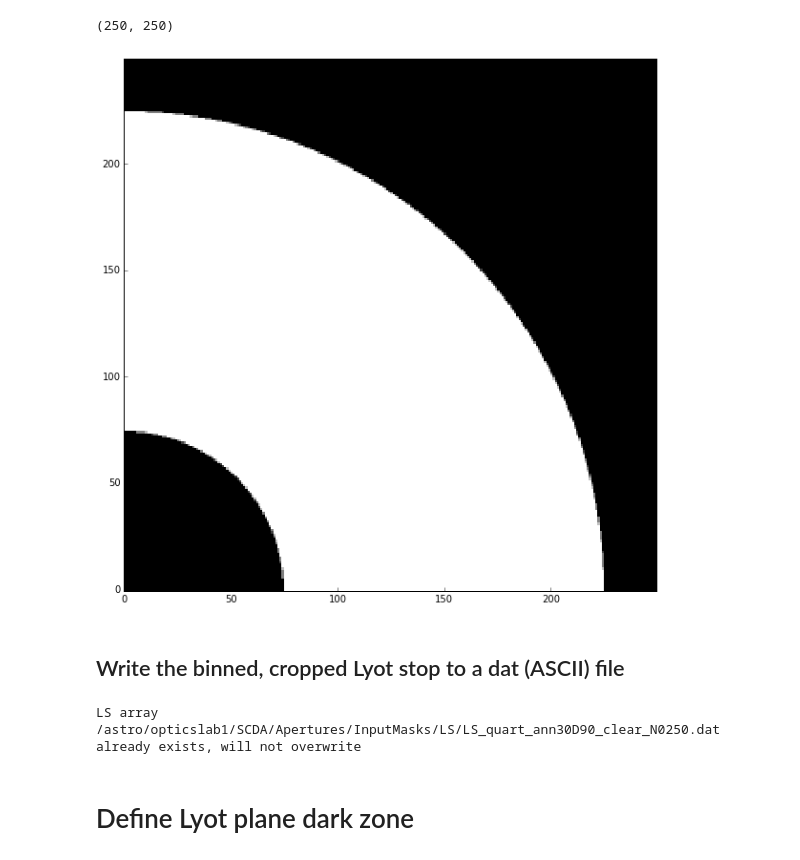
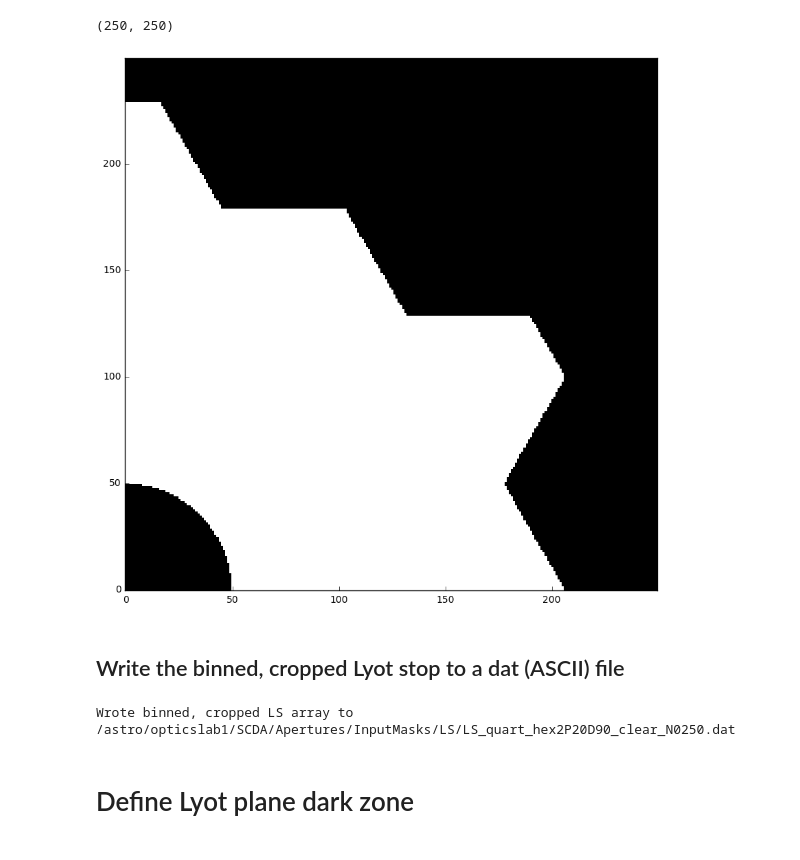
Before and after one commit to neilzim/SCDA, a Jupyter notebook: make_Lyotstop_obs0.ipynb, the cells around one changed output. Cells and saved outputs as stored; diff of their text form; code cells hidden in the pictures.

Commit message:
added option to define Lyot stop whose outer edge traces the aperture perimeter

```diff
--- a/make_Lyotstop_obs0.ipynb
+++ b/make_Lyotstop_obs0.ipynb
@@ -15,3 +17,7 @@ Populating the interactive namespace from numpy and matplotlib
+# %%
+prim_key_map = {'hex1':'hex1', 'hex2':'hex2', 'hex3':'hex3', 'hex4':'hex4',
+                 'key24':'keystone24', 'pie08':'piewedge8', 'pie12':'piewedge12'}
+telap_dir = os.path.normpath('/astro/opticslab1/SCDA/Apertures/JPL/offset_masks')
 # %% [markdown]
 ## Set basic parameters
 # %%
@@ -66,6 +60,38 @@ if shape is 'hex':
     Lyot_stop = hexagon_mask
     inside_ann = np.less_equal(Xs**2 + Ys**2, (inD*D/2)**2)
     Lyot_stop[inside_ann] = 0.
+elif shape in prim_key_map: # Lyot stop with outer edge tracing the aperture perimeter
+    # Numerically erase the segment gaps
+    prim_fname = os.path.join(telap_dir, "{0:s}_{1:04d}pix_offset_no_central_obsc.fits".format(
+                                          prim_key_map[shape], D))
+    prim = fits.getdata(prim_fname)
+    max_shift = 1e-6
+    shift_range = np.linspace(-max_shift,max_shift,3)
+    [Xshifts, Yshifts] = np.meshgrid(shift_range, shift_range)
+    allowed_shifts = np.less_equal(Xshifts**2 + Yshifts**2, max_shift**2)
+    XYshifts_allowed = zip(Xshifts[allowed_shifts], Yshifts[allowed_shifts])
+    nogap_prim = np.zeros(prim.shape)
+    for (xshift,yshift) in XYshifts_allowed:
+        shift = skimage.transform.SimilarityTransform(translation=(xshift,yshift))
+        prim_shifted = skimage.transform.warp(prim, shift, order=1)
+        nogap_prim = np.logical_or(nogap_prim, prim_shifted)
+    perim = np.ndarray.astype(nogap_prim, np.float)
+    # Define the undersized stop outer edge based on a shift-and-multiply padding loop
+    w = D*(1. - outD)/2
+    XYshifts_allowed = [(-w,0), (+w,0),
+                        (+w*np.sin(np.pi/6),+w*np.cos(np.pi/6)), (-w*np.sin(np.pi/6),+w*np.cos(np.pi/6)),
+                        (+w*np.sin(np.pi/6),-w*np.cos(np.pi/6)), (-w*np.sin(np.pi/6),-w*np.cos(np.pi/6))]
+    padded_perim = np.ones(perim.shape)
+    for (xshift,yshift) in XYshifts_allowed:
+        shift = skimage.transform.SimilarityTransform(translation=(xshift,yshift))
+        perim_shifted = skimage.transform.warp(perim, shift, order=1)
+        padded_perim *= perim_shifted
+    Lyot_stop = padded_perim.copy()
+    # define inner, circular edge
+    inside_ann = np.less_equal(Xs**2 + Ys**2, (inD*D/2)**2)
+    Lyot_stop[inside_ann] = 0.
+    plt.figure(figsize=(16,16))
+    plt.imshow(Lyot_stop - perim)
 else:
     inside_ann = np.less_equal(Xs**2 + Ys**2, (inD*D/2)**2)
     outside_ann = np.greater_equal(Xs**2 + Ys**2, (outD*D/2)**2)
@@ -110,23 +136,31 @@ else:
 # %%
 if symm is 'half':
     plt.figure(figsize=(20,10))
-    #plt.imshow(Lyot_stop_binned_crop_binary)
-    plt.imshow(Lyot_stop_binned_crop)
+    plt.imshow(Lyot_stop_binned_crop_binary)
+    #plt.imshow(Lyot_stop_binned_crop)
 else:
     plt.figure(figsize=(10,10))
-    plt.imshow(Lyot_stop_binned_crop)
-    #plt.imshow(Lyot_stop_binned_crop_binary)
+    #plt.imshow(Lyot_stop_binned_crop)
+    plt.imshow(Lyot_stop_binned_crop_binary)
 # %% [output]
-[figure, old version]
+[figure, new version]
 # %% [markdown]
 ## Write the binned, cropped Lyot stop to a dat (ASCII) file
 # %%
 if symm is 'half':
-    LS_dat_fname_tail = "LS_half_{0:s}{1:02d}D{2:02d}_clear_N{3:04d}.dat".format(
-                         shape, int(round(100*inD)), int(round(100*outD)), N)
+    if shape in ['ann', 'hex']:
+        LS_dat_fname_tail = "LS_half_{0:s}{1:02d}D{2:02d}_clear_N{3:04d}.dat".format(
+                             shape, int(round(100*inD)), int(round(100*outD)), N)
+    else:
+        LS_dat_fname_tail = "LS_half_{0:s}P{1:02d}D{2:02d}_clear_N{3:04d}.dat".format(
+                             shape, int(round(100*inD)), int(round(100*outD)), N)
 else:
-    LS_dat_fname_tail = "LS_quart_{0:s}{1:02d}D{2:02d}_clear_N{3:04d}.dat".format(
-                         shape, int(round(100*inD)), int(round(100*outD)), N)
+    if shape in ['ann', 'hex']:
+        LS_dat_fname_tail = "LS_quart_{0:s}{1:02d}D{2:02d}_clear_N{3:04d}.dat".format(
+                             shape, int(round(100*inD)), int(round(100*outD)), N)
+    else:
+        LS_dat_fname_tail = "LS_quart_{0:s}P{1:02d}D{2:02d}_clear_N{3:04d}.dat".format(
+                             shape, int(round(100*inD)), int(round(100*outD)), N)
 
 LS_dat_fname = os.path.join(LS_dir, LS_dat_fname_tail)
 
@@ -139,7 +173,7 @@ if not os.path.exists(LS_dat_fname) or overwrite==True:
 else:
     print("LS array {0:s} already exists, will not overwrite".format(LS_dat_fname))
 # %% [output]
-LS array /astro/opticslab1/SCDA/Apertures/InputMasks/LS/LS_quart_ann30D90_clear_N0250.dat already exists, will not overwrite
+Wrote binned, cropped LS array to /astro/opticslab1/SCDA/Apertures/InputMasks/LS/LS_quart_hex2P20D90_clear_N0250.dat
 # %%
 #if os.path.exists(LS_dat_fname): os.remove(LS_dat_fname)
 # %% [markdown]
```
Also changed, not shown: parts of 11 cells of this notebook.
